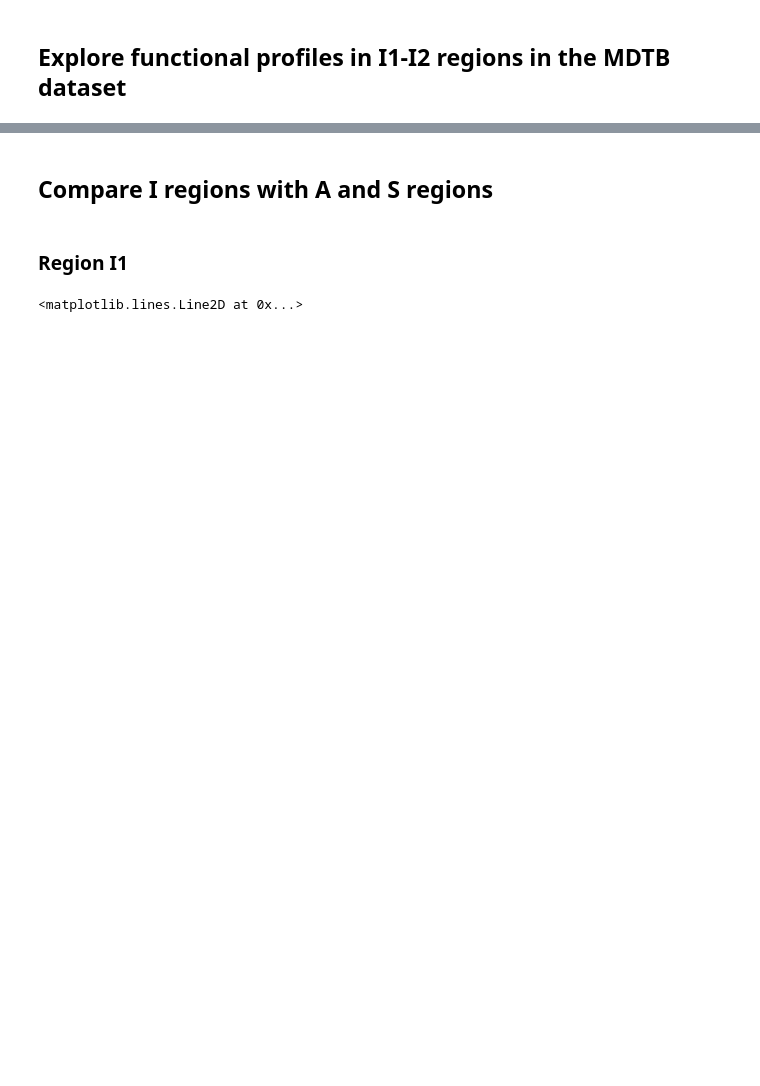
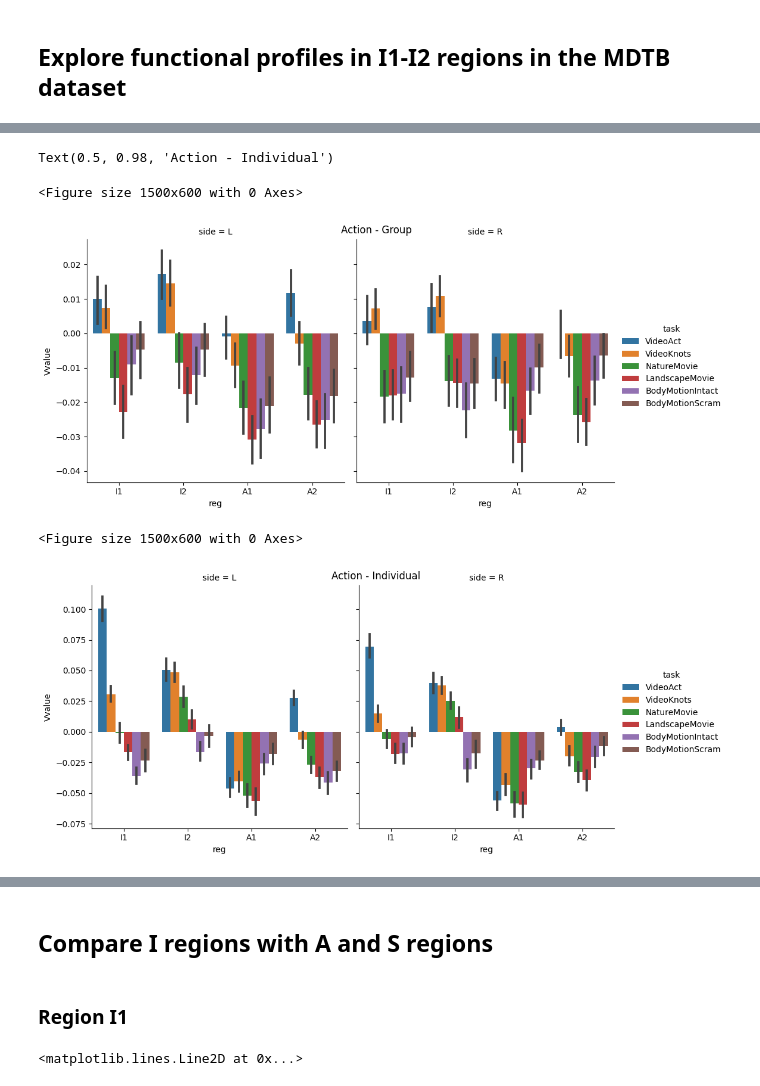
Before and after one commit to DiedrichsenLab/ProbabilisticParcellation, a Jupyter notebook: notebooks/atlas_paper/functional_profiles_introspection.ipynb, the cells around one changed output, grey strips where cells are left out. Drawn from its saved outputs; the diff is of its cells as text; code cells hidden in the pictures; blank space fills up the shorter version.

```diff
--- a/notebooks/atlas_paper/functional_profiles_introspection.ipynb
+++ b/notebooks/atlas_paper/functional_profiles_introspection.ipynb
@@ -198,0 +178,17 @@ sb.catplot(data=T[T.task.isin(tasks_motor) & T.net.isin(nets)], kind='bar', col=
+# %%
+
+nets = ['I', 'A']
+plt.figure(figsize=(15, 6))
+fig = sb.catplot(data=data_group[data_group.task.isin(tasks_action) & data_group.net.isin(nets)], kind='bar', col='side',
+                 x='reg', y='Vvalue', hue='task')
+fig.fig.suptitle('Action - Group')
+plt.figure(figsize=(15, 6))
+fig = sb.catplot(data=data_indiv[data_indiv.task.isin(tasks_action) & data_indiv.net.isin(nets)], kind='bar', col='side',
+                 x='reg', y='Vvalue', hue='task')
+fig.fig.suptitle('Action - Individual')
+# %% [output]
+Text(0.5, 0.98, 'Action - Individual')
+<Figure size 1500x600 with 0 Axes>
+[figure, added]
+<Figure size 1500x600 with 0 Axes>
+[figure, added]
```
Also changed, not shown: parts of 22 cells of this notebook.
